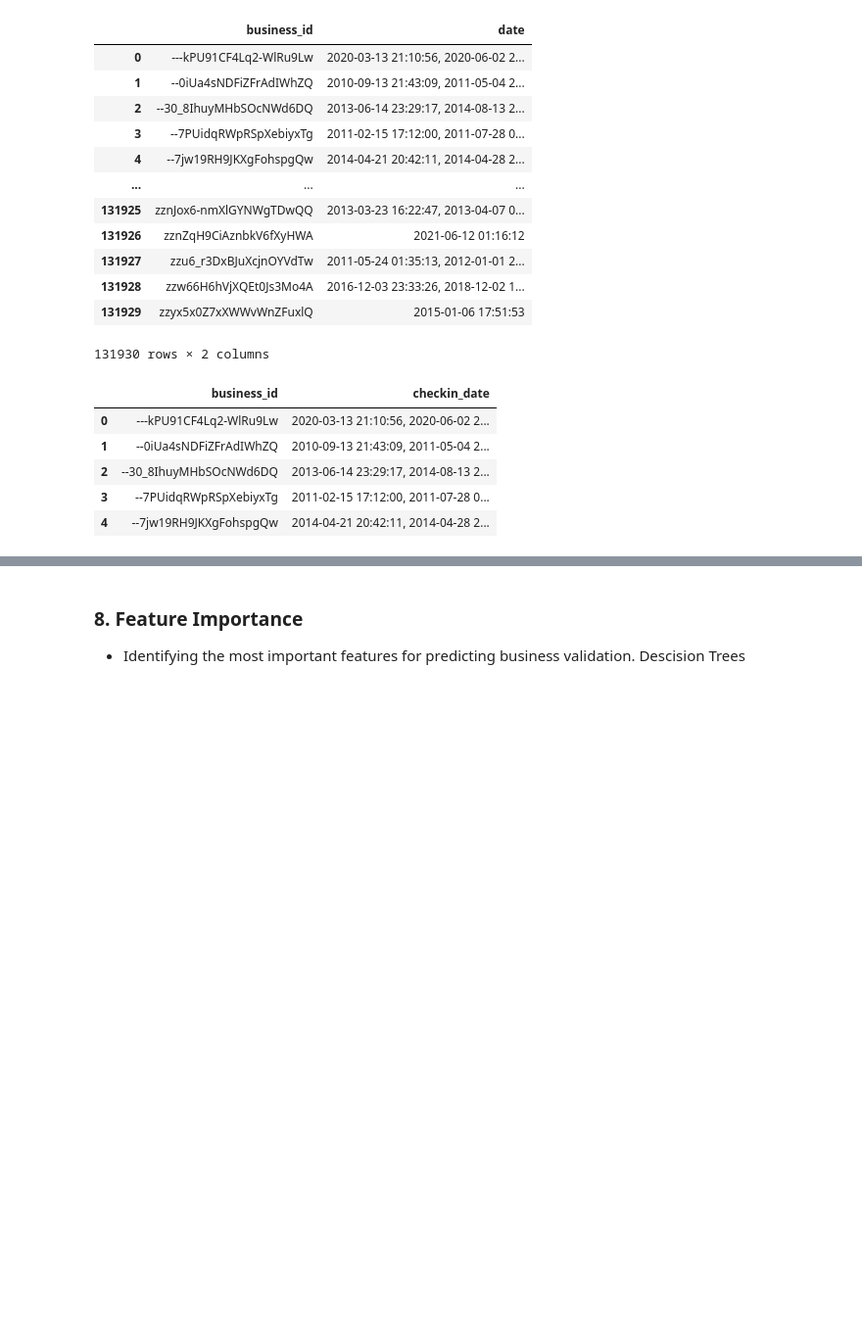
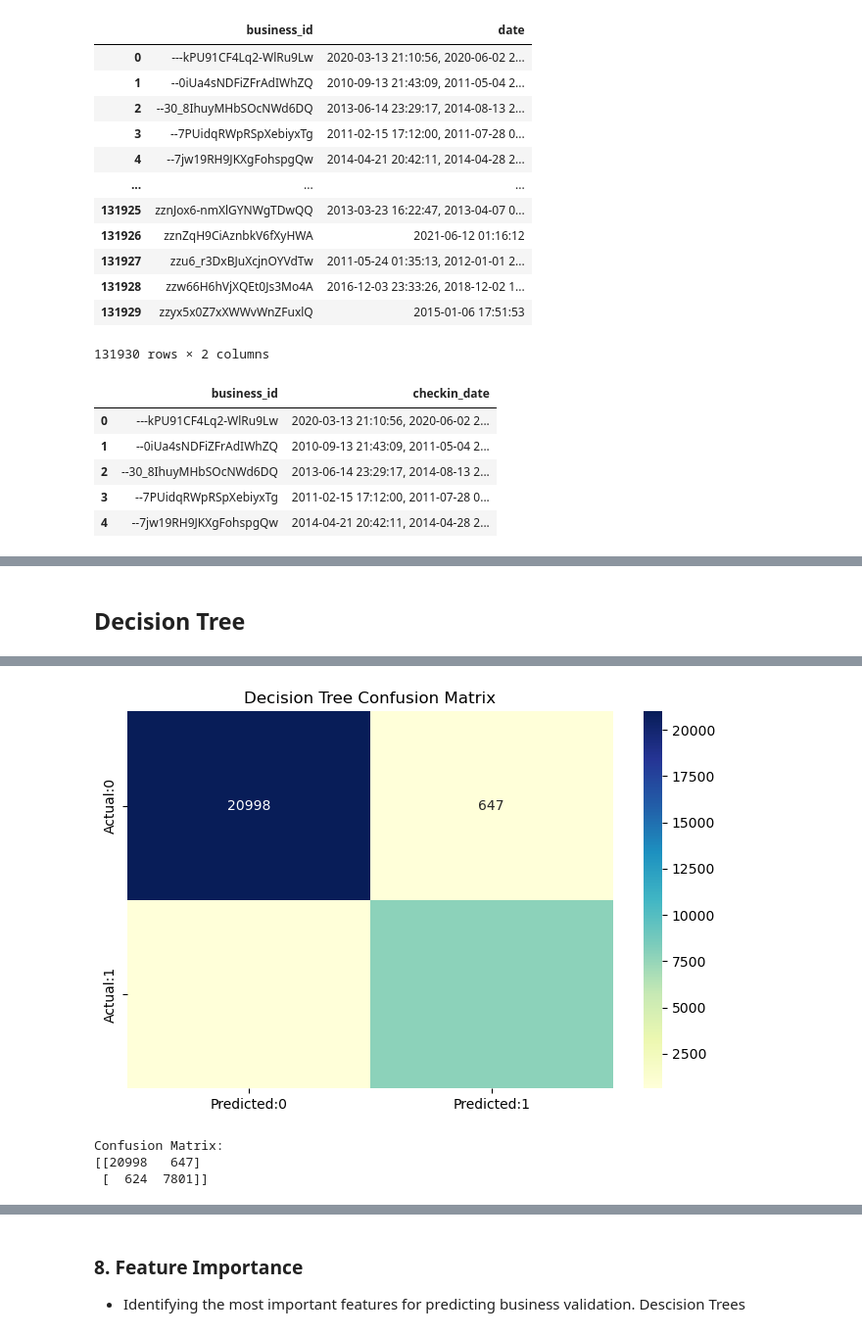
Before and after one commit to Chalithya/AISC2000_Group_01, a Jupyter notebook: ML2_Group_Assignment_1_Group_Trees.ipynb, the cells around one changed output, grey strips where cells are left out. Shown at 98% size. Saved outputs shown, nothing was run; the diff lists cells and outputs as text; code cells hidden in the pictures; blank space fills up the shorter version.

Commit message:
Add files via upload
Empirical Tuning of Decision Trees and Random Forest Models

```diff
--- a/ML2_Group_Assignment_1_Group_Trees.ipynb
+++ b/ML2_Group_Assignment_1_Group_Trees.ipynb
@@ -1214,0 +722,13 @@ print(final_report_xgb)
+# %%
+from sklearn.preprocessing import StandardScaler
+
+
+scaler = StandardScaler()
+
+
+columns_to_standardize = ['business_review_count', 'total_checkins']
+
+x_train_encoded[columns_to_standardize] = scaler.fit_transform(x_train_encoded[columns_to_standardize])
+x_test_encoded[columns_to_standardize] = scaler.transform(x_test_encoded[columns_to_standardize])
+
+x_train_encoded.head()
@@ -1214,0 +748,53 @@ print(final_report_xgb)
+# %% [markdown]
+## Decision Tree
+# %%
+dt_model = DecisionTreeClassifier(random_state=42)
+dt_model.fit(x_train_encoded, y_train)
+
+y_train_pred = dt_model.predict(x_train_encoded)
+y_test_pred = dt_model.predict(x_test_encoded)
+# %%
+from sklearn.metrics import recall_score, precision_score, accuracy_score, f1_score, roc_auc_score, classification_report, confusion_matrix
+
+# Recall
+train_recall_dt = recall_score(y_train, y_train_pred)
+test_recall_dt = recall_score(y_test, y_test_pred)
+print(f"recall for train data is {round(train_recall_dt, 3)}")
+print(f"recall for test data is {round(test_recall_dt, 3)}")
+
+# Precision
+train_precision_dt = round(precision_score(y_train, y_train_pred), 3)
+test_precision_dt = round(precision_score(y_test, y_test_pred), 3)
+print(f"precision for train data is {round(train_precision_dt, 3)}")
+print(f"precision for test data is {round(test_precision_dt, 3)}")
+
+# Accuracy
+train_accuracy_dt = accuracy_score(y_train, y_train_pred)
+test_accuracy_dt = accuracy_score(y_test, y_test_pred)
+print(f"accuracy for train data is {round(train_accuracy_dt, 3)}")
+print(f"accuracy for test data is {round(test_accuracy_dt, 3)}")
+
+# f1 score
+f1_dt = f1_score(y_test, y_test_pred)
+print(f'The f1 score is {round(f1_dt, 3)}')
+
+probs_dt = dt_model.predict_proba(x_test_encoded)
+
+probs_dt = probs_dt[:, 1]
+
+auc_dt = roc_auc_score(y_test, probs_dt)
+print(f"The AUC score is {round(auc_dt, 3)}.")
+
+print("\nClassification Report:")
+print(classification_report(y_test, y_test_pred))
+
+cm = confusion_matrix(y_test, y_test_pred)
+conf_matrix_dt = pd.DataFrame(data=cm, columns=['Predicted:0', 'Predicted:1'], index=['Actual:0', 'Actual:1'])
+plt.figure(figsize=(8, 5))
+sns.heatmap(conf_matrix_dt, annot=True, fmt='d', cmap="YlGnBu")
+plt.title('Decision Tree Confusion Matrix')
+plt.show()
+
+print("\nConfusion Matrix:")
+print(cm)
+# %% [output]
@@ -1214,0 +819,4 @@ print(final_report_xgb)
+[figure, added]
+Confusion Matrix:
+[[20998   647]
+ [  624  7801]]
```
Also changed, not shown: parts of 220 cells of this notebook.
